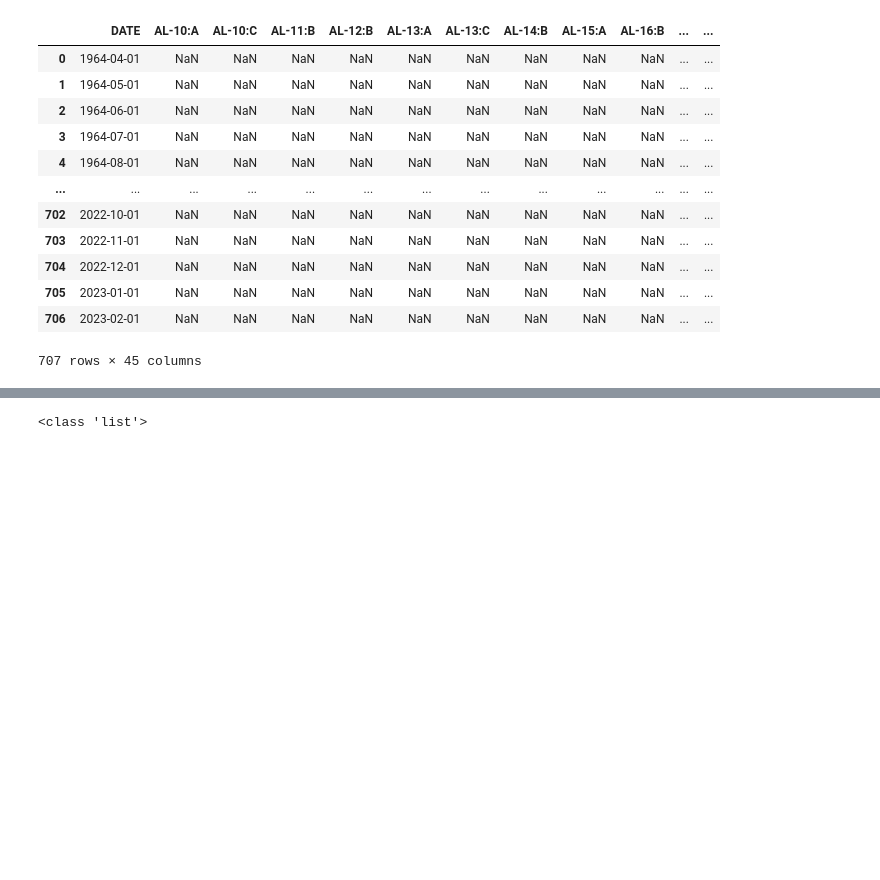
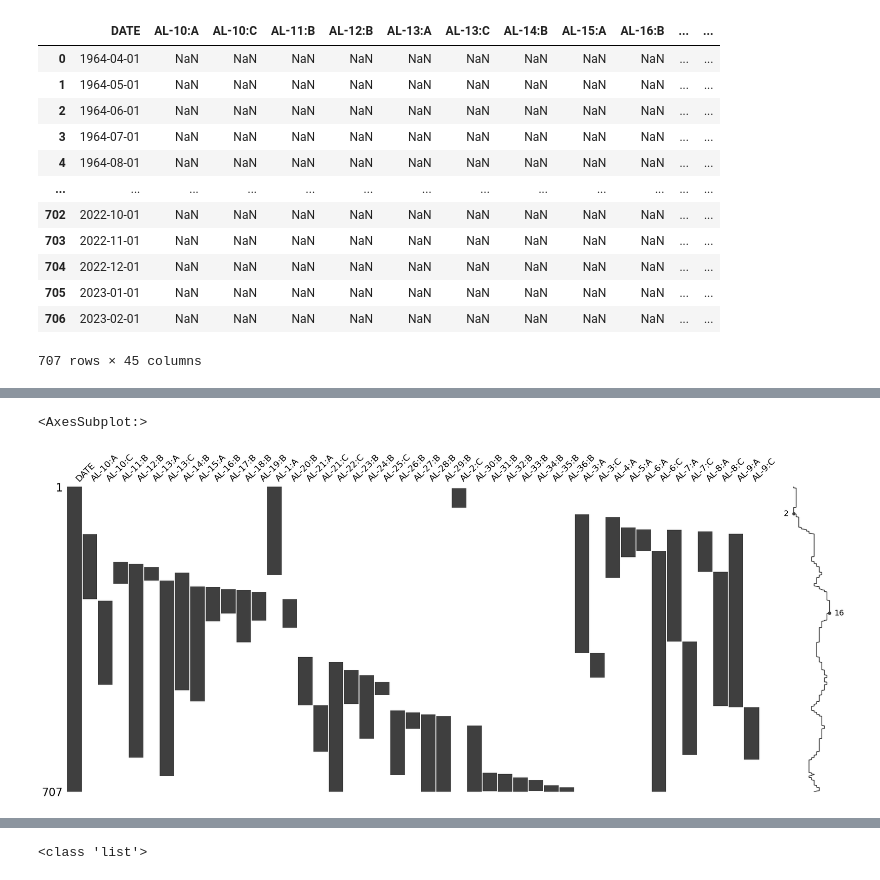
Before and after one commit to nestorpalacios/MVP1, a Jupyter notebook: MVP_1.ipynb, the cells around one changed output, grey strips where cells are left out. Saved outputs shown, nothing was run; the diff lists cells and outputs as text; code cells hidden in the pictures; blank space fills up the shorter version.

```diff
--- a/MVP_1.ipynb
+++ b/MVP_1.ipynb
@@ -431,0 +458,9 @@ prdwellfix
+# %%
+# substituindo os NaN de 'Pregnancies' e 'Outcome' por 0 - voltando aos valores originais destas colunas
+df.dropna()
+
+# exibindo visualização matricial da nulidade do dataset
+ms.matrix(df)
+# %% [output]
+<AxesSubplot:>
+[figure, added]
```
Also changed, not shown: parts of 8 cells of this notebook.
